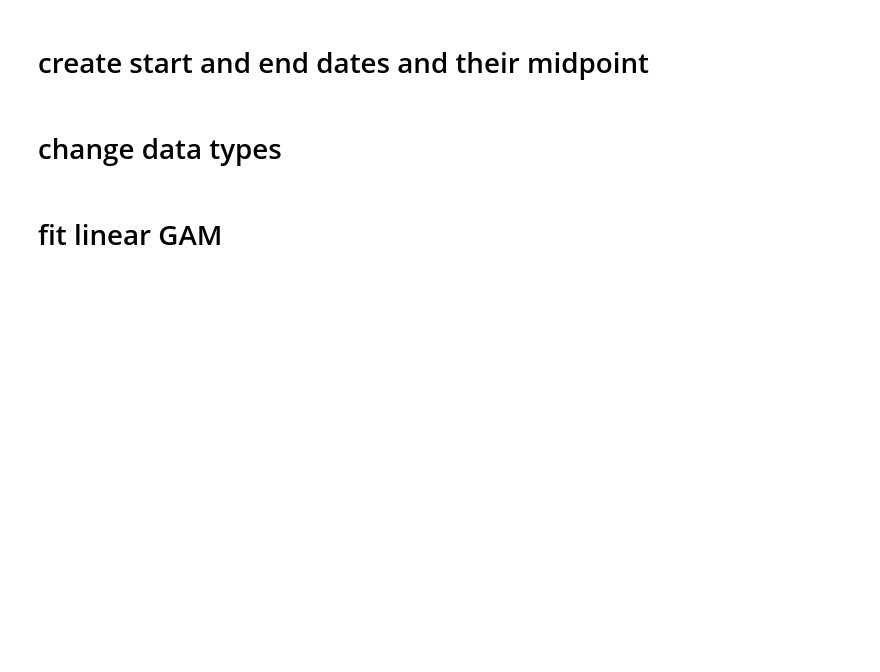
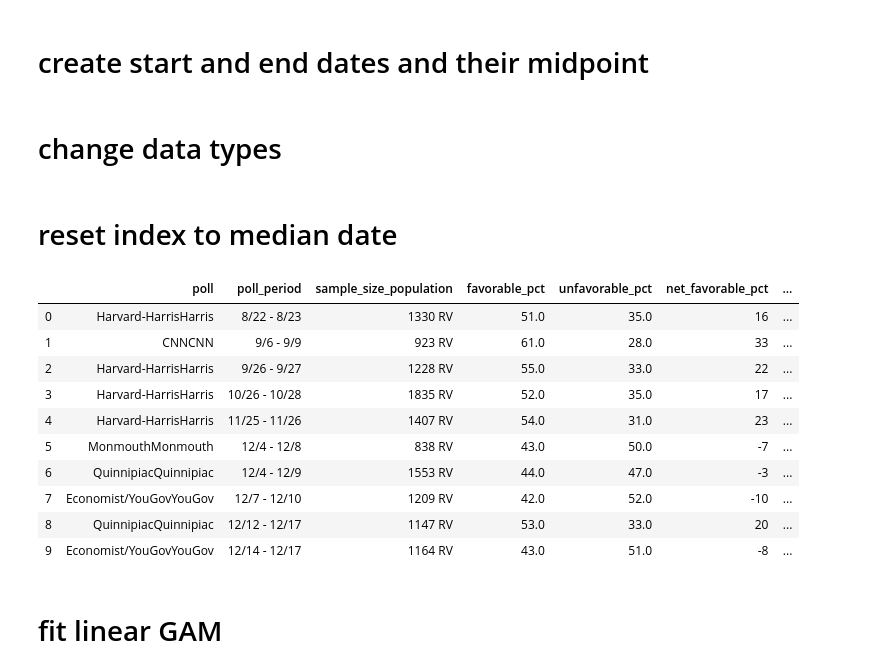
Before and after one commit to nmmichalak/nmmichalak.github.io, a Jupyter notebook: joe_biden_rcp_favorability.ipynb, the cells around one changed output. Saved outputs shown, nothing was run; the diff lists cells and outputs as text; code cells hidden in the pictures; blank space fills up the shorter version.

```diff
--- a/joe_biden_rcp_favorability.ipynb
+++ b/joe_biden_rcp_favorability.ipynb
@@ -77,6 +78,23 @@ biden_favorability_full["median_date"] = biden_favorability_full["start_date"] +
 # change data types
 # %%
 biden_favorability_full[["net_favorable_pct", "sample_size", "start_year", "start_month", "start_day", "end_year", "end_month", "end_day"]] = biden_favorability_full[["net_favorable_pct", "sample_size", "start_year", "start_month", "start_day", "end_year", "end_month", "end_day"]].astype(int)
+# %% [markdown]
+# reset index to median date
+# %%
+biden_favorability_full = biden_favorability_full.sort_values("median_date", ascending = True).reset_index(drop = True)
+biden_favorability_full.head(n = 10)
+# %% [output]
+|  | poll | poll_period | sample_size_population | favorable_pct | unfavorable_pct | net_favorable_pct | ... |
+| 0 | Harvard-HarrisHarris | 8/22 - 8/23 | 1330 RV | 51.0 | 35.0 | 16 | ... |
+| 1 | CNNCNN | 9/6 - 9/9 | 923 RV | 61.0 | 28.0 | 33 | ... |
+| 2 | Harvard-HarrisHarris | 9/26 - 9/27 | 1228 RV | 55.0 | 33.0 | 22 | ... |
+| 3 | Harvard-HarrisHarris | 10/26 - 10/28 | 1835 RV | 52.0 | 35.0 | 17 | ... |
+| 4 | Harvard-HarrisHarris | 11/25 - 11/26 | 1407 RV | 54.0 | 31.0 | 23 | ... |
+| 5 | MonmouthMonmouth | 12/4 - 12/8 | 838 RV | 43.0 | 50.0 | -7 | ... |
+| 6 | QuinnipiacQuinnipiac | 12/4 - 12/9 | 1553 RV | 44.0 | 47.0 | -3 | ... |
+| 7 | Economist/YouGovYouGov | 12/7 - 12/10 | 1209 RV | 42.0 | 52.0 | -10 | ... |
+| 8 | QuinnipiacQuinnipiac | 12/12 - 12/17 | 1147 RV | 53.0 | 33.0 | 20 | ... |
+| 9 | Economist/YouGovYouGov | 12/14 - 12/17 | 1164 RV | 43.0 | 51.0 | -8 | ... |
 # %% [markdown]
 # fit linear GAM
 # %%
```
Also changed, not shown: parts of 4 cells of this notebook.
